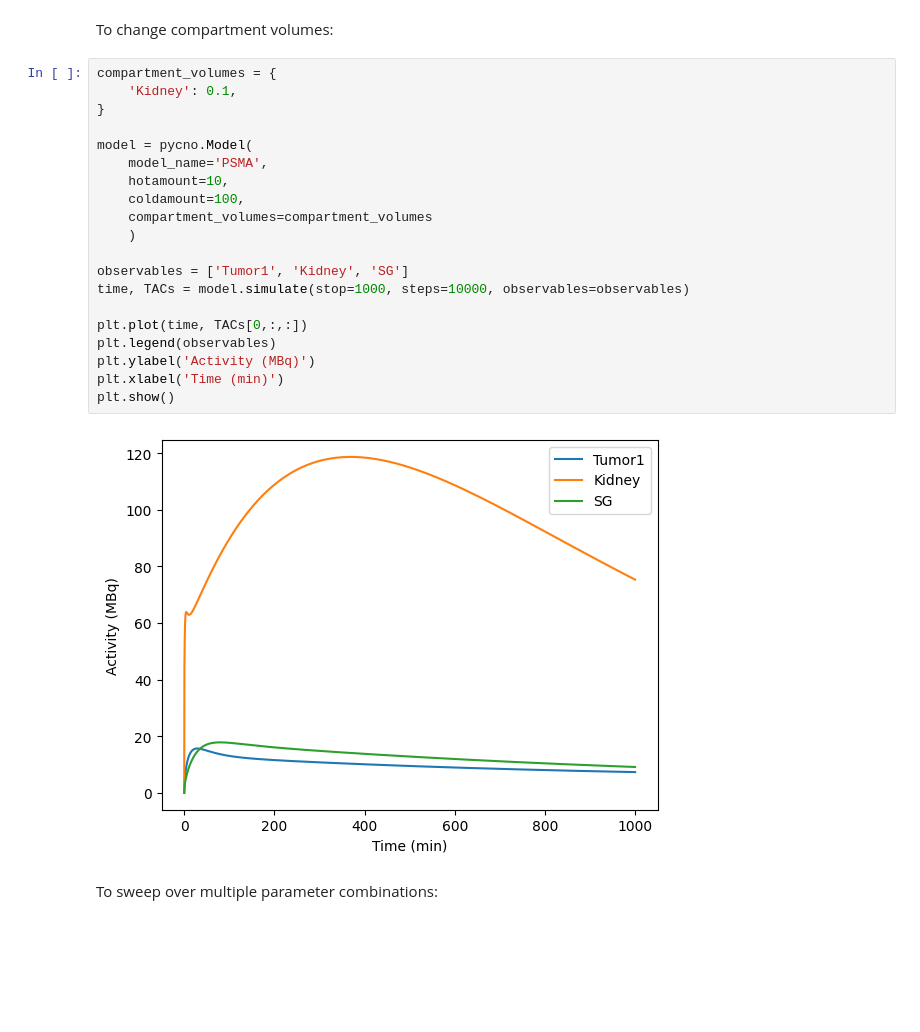
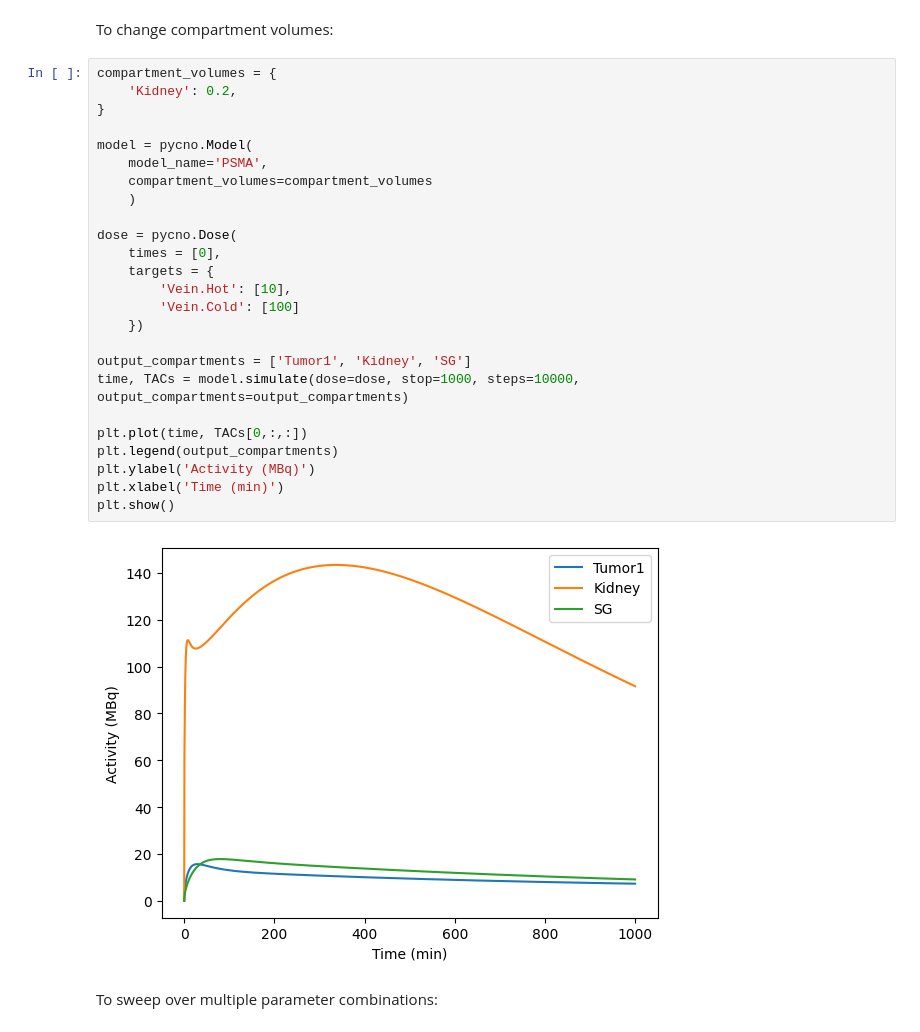
Before and after one commit to qurit/PyCNO, a Jupyter notebook: examples/getting_started.ipynb, the cells around one changed output. Drawn from its saved outputs; the diff is of its cells as text; blank space fills up the shorter version.

```diff
--- a/examples/getting_started.ipynb
+++ b/examples/getting_started.ipynb
@@ -97,26 +120,31 @@ print(model.get_parameters())
 To change compartment volumes:
 # %%
 compartment_volumes = {
-    'Kidney': 0.1,
+    'Kidney': 0.2,
 }
 
 model = pycno.Model(
     model_name='PSMA',
-    hotamount=10,
-    coldamount=100,
     compartment_volumes=compartment_volumes
     )
 
-observables = ['Tumor1', 'Kidney', 'SG']
-time, TACs = model.simulate(stop=1000, steps=10000, observables=observables)
+dose = pycno.Dose(
+    times = [0],
+    targets = {
+        'Vein.Hot': [10],
+        'Vein.Cold': [100]
+    })
+
+output_compartments = ['Tumor1', 'Kidney', 'SG']
+time, TACs = model.simulate(dose=dose, stop=1000, steps=10000, output_compartments=output_compartments)
 
 plt.plot(time, TACs[0,:,:])
-plt.legend(observables)
+plt.legend(output_compartments)
 plt.ylabel('Activity (MBq)')
 plt.xlabel('Time (min)')
 plt.show()
 # %% [output]
-[figure, old version]
+[figure, new version]
 # %% [markdown]
 To sweep over multiple parameter combinations:
 # %%
```
Also changed, not shown: parts of 10 cells of this notebook, 2 other files.
